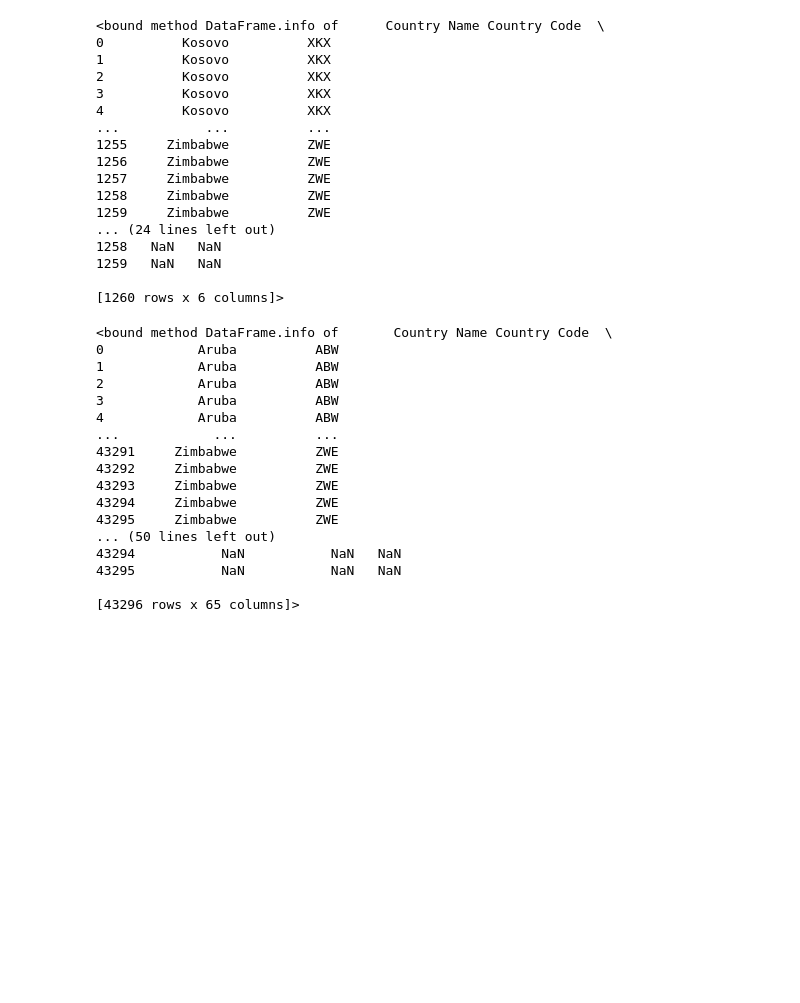
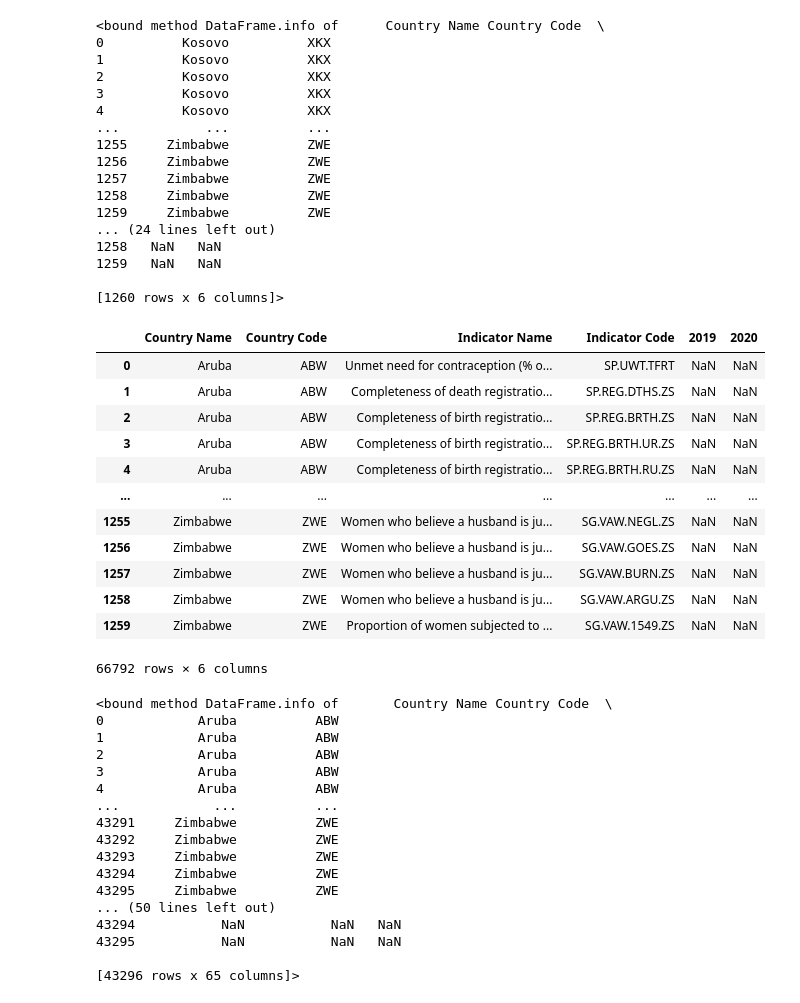
Before and after one commit to ddasilva64/ETLPPT23001esp, a Jupyter notebook: proyectos/PROWBI001.ipynb, the cells around one changed output. Saved outputs shown, nothing was run; the diff lists cells and outputs as text; code cells hidden in the pictures; blank space fills up the shorter version.

```diff
--- a/proyectos/PROWBI001.ipynb
+++ b/proyectos/PROWBI001.ipynb
@@ -366,6 +366,24 @@ df15b.info
 1259   NaN   NaN
 
 [1260 rows x 6 columns]>
+# %%
+# Concatenamos df15a y df15b
+df15 = pd.concat([df15a,df15b])
+df15
+# %% [output]
+|  | Country Name | Country Code | Indicator Name | Indicator Code | 2019 | 2020 |
+| 0 | Aruba | ABW | Unmet need for contraception (% o... | SP.UWT.TFRT | NaN | NaN |
+| 1 | Aruba | ABW | Completeness of death registratio... | SP.REG.DTHS.ZS | NaN | NaN |
+| 2 | Aruba | ABW | Completeness of birth registratio... | SP.REG.BRTH.ZS | NaN | NaN |
+| 3 | Aruba | ABW | Completeness of birth registratio... | SP.REG.BRTH.UR.ZS | NaN | NaN |
+| 4 | Aruba | ABW | Completeness of birth registratio... | SP.REG.BRTH.RU.ZS | NaN | NaN |
+| ... | ... | ... | ... | ... | ... | ... |
+| 1255 | Zimbabwe | ZWE | Women who believe a husband is ju... | SG.VAW.NEGL.ZS | NaN | NaN |
+| 1256 | Zimbabwe | ZWE | Women who believe a husband is ju... | SG.VAW.GOES.ZS | NaN | NaN |
+| 1257 | Zimbabwe | ZWE | Women who believe a husband is ju... | SG.VAW.BURN.ZS | NaN | NaN |
+| 1258 | Zimbabwe | ZWE | Women who believe a husband is ju... | SG.VAW.ARGU.ZS | NaN | NaN |
+| 1259 | Zimbabwe | ZWE | Proportion of women subjected to ... | SG.VAW.1549.ZS | NaN | NaN |
+66792 rows × 6 columns
 # %%
 # Comprobamos el DataFrame df16
 df16.info
```
Also changed, not shown: parts of 11 cells of this notebook, 2 other files.
